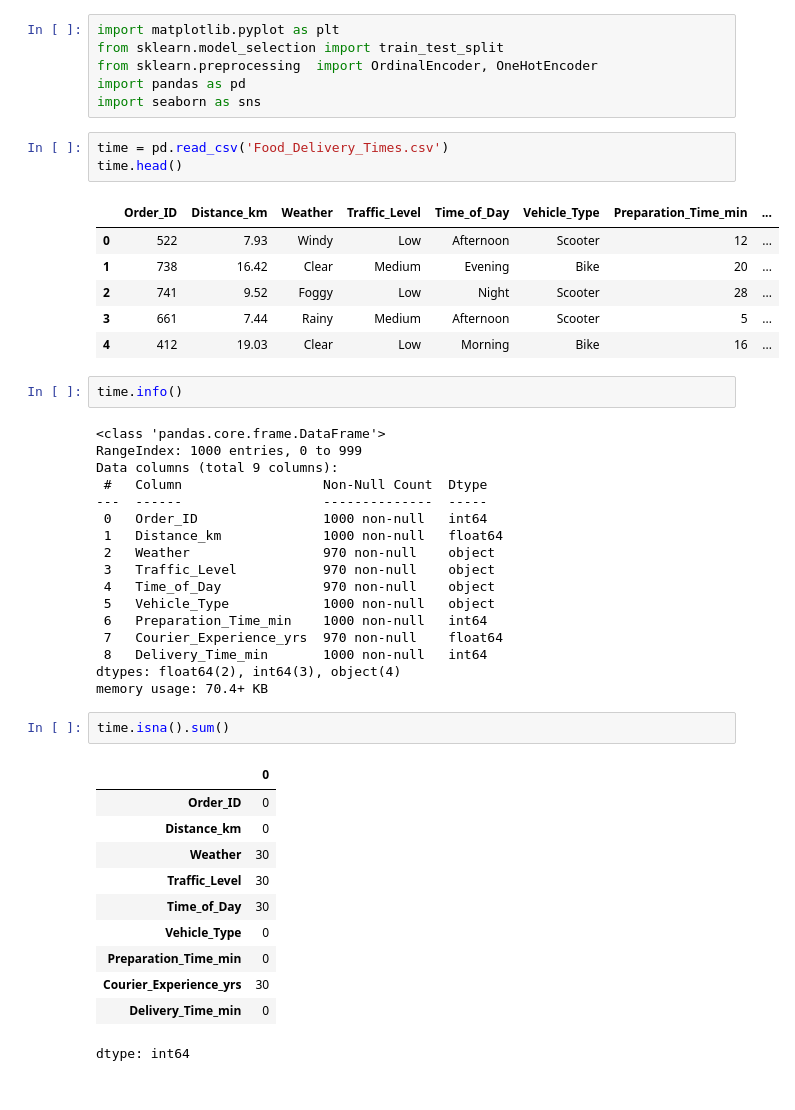
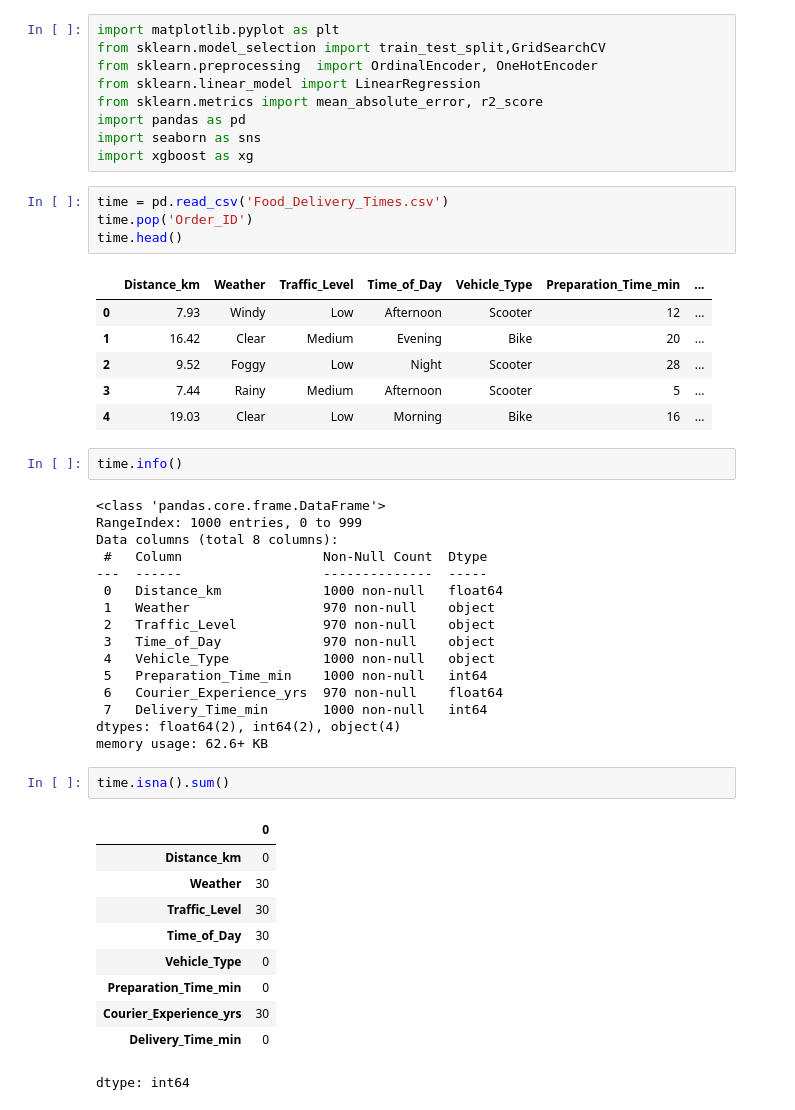
Before and after one commit to depresssed-kid/delivery-time, a Jupyter notebook: delivery_time.ipynb, the cells around one changed output. Cells and saved outputs as stored; diff of their text form.

```diff
--- a/delivery_time.ipynb
+++ b/delivery_time.ipynb
@@ -3,43 +19,45 @@
 # %%
 import matplotlib.pyplot as plt
-from sklearn.model_selection import train_test_split
+from sklearn.model_selection import train_test_split,GridSearchCV
 from sklearn.preprocessing  import OrdinalEncoder, OneHotEncoder
+from sklearn.linear_model import LinearRegression
+from sklearn.metrics import mean_absolute_error, r2_score
 import pandas as pd
 import seaborn as sns
+import xgboost as xg
 # %%
 time = pd.read_csv('Food_Delivery_Times.csv')
+time.pop('Order_ID')
 time.head()
 # %% [output]
-|  | Order_ID | Distance_km | Weather | Traffic_Level | Time_of_Day | Vehicle_Type | Preparation_Time_min | ... |
-| 0 | 522 | 7.93 | Windy | Low | Afternoon | Scooter | 12 | ... |
-| 1 | 738 | 16.42 | Clear | Medium | Evening | Bike | 20 | ... |
-| 2 | 741 | 9.52 | Foggy | Low | Night | Scooter | 28 | ... |
-| 3 | 661 | 7.44 | Rainy | Medium | Afternoon | Scooter | 5 | ... |
-| 4 | 412 | 19.03 | Clear | Low | Morning | Bike | 16 | ... |
+|  | Distance_km | Weather | Traffic_Level | Time_of_Day | Vehicle_Type | Preparation_Time_min | ... |
+| 0 | 7.93 | Windy | Low | Afternoon | Scooter | 12 | ... |
+| 1 | 16.42 | Clear | Medium | Evening | Bike | 20 | ... |
+| 2 | 9.52 | Foggy | Low | Night | Scooter | 28 | ... |
+| 3 | 7.44 | Rainy | Medium | Afternoon | Scooter | 5 | ... |
+| 4 | 19.03 | Clear | Low | Morning | Bike | 16 | ... |
 # %%
 time.info()
 # %% [output]
 <class 'pandas.core.frame.DataFrame'>
 RangeIndex: 1000 entries, 0 to 999
-Data columns (total 9 columns):
+Data columns (total 8 columns):
  #   Column                  Non-Null Count  Dtype
 ---  ------                  --------------  -----
- 0   Order_ID                1000 non-null   int64
- 1   Distance_km             1000 non-null   float64
- 2   Weather                 970 non-null    object
- 3   Traffic_Level           970 non-null    object
- 4   Time_of_Day             970 non-null    object
- 5   Vehicle_Type            1000 non-null   object
- 6   Preparation_Time_min    1000 non-null   int64
- 7   Courier_Experience_yrs  970 non-null    float64
- 8   Delivery_Time_min       1000 non-null   int64
-dtypes: float64(2), int64(3), object(4)
-memory usage: 70.4+ KB
+ 0   Distance_km             1000 non-null   float64
+ 1   Weather                 970 non-null    object
+ 2   Traffic_Level           970 non-null    object
+ 3   Time_of_Day             970 non-null    object
+ 4   Vehicle_Type            1000 non-null   object
+ 5   Preparation_Time_min    1000 non-null   int64
+ 6   Courier_Experience_yrs  970 non-null    float64
+ 7   Delivery_Time_min       1000 non-null   int64
+dtypes: float64(2), int64(2), object(4)
+memory usage: 62.6+ KB
 # %%
 time.isna().sum()
 # %% [output]
 |  | 0 |
-| Order_ID | 0 |
 | Distance_km | 0 |
 | Weather | 30 |
 | Traffic_Level | 30 |
```
Also changed, not shown: parts of 13 cells of this notebook.
